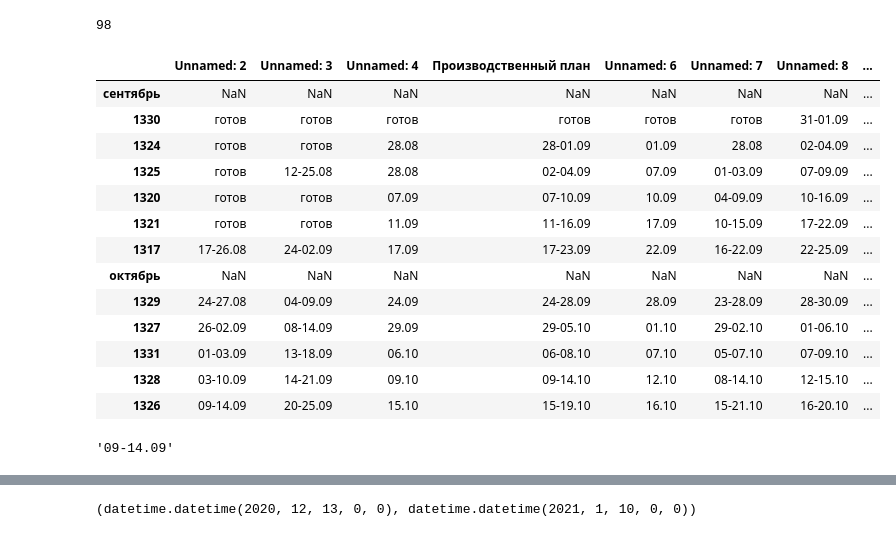
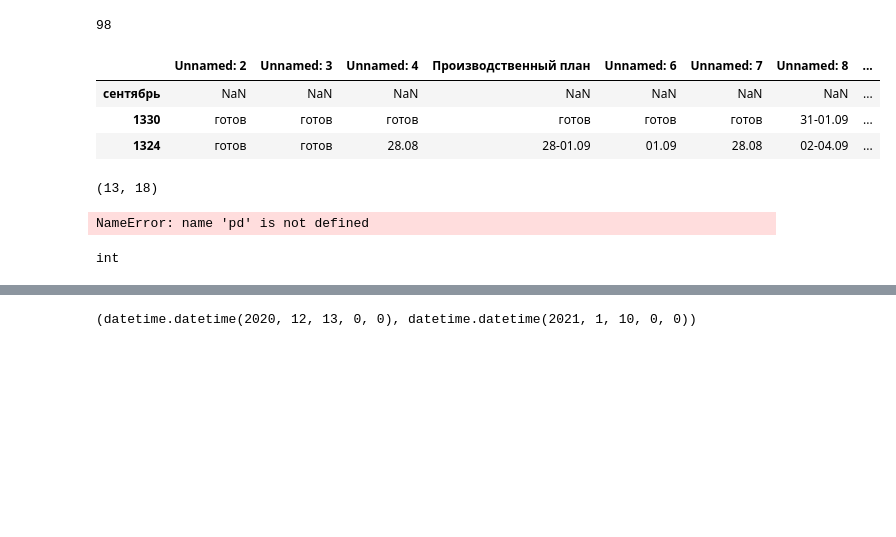
Before and after one commit to TimurKarev/Plan, a Jupyter notebook: test.ipynb, the cells around one changed output, grey strips where cells are left out. Cells and saved outputs as stored; diff of their text form; code cells hidden in the pictures; blank space fills up the shorter version.

Commit message:
start reformat exelDataframe

```diff
--- a/test.ipynb
+++ b/test.ipynb
@@ -53,27 +53,25 @@ data.shape[0]
 # %%
 df = data.iloc[data.index.get_loc('сентябрь'):data.shape[0]]
 df = df.iloc[:,1:]
-df
+df.head(3)
 # %% [output]
 |  | Unnamed: 2 | Unnamed: 3 | Unnamed: 4 | Производственный план | Unnamed: 6 | Unnamed: 7 | Unnamed: 8 | ... |
 | сентябрь | NaN | NaN | NaN | NaN | NaN | NaN | NaN | ... |
 | 1330 | готов | готов | готов | готов | готов | готов | 31-01.09 | ... |
 | 1324 | готов | готов | 28.08 | 28-01.09 | 01.09 | 28.08 | 02-04.09 | ... |
-| 1325 | готов | 12-25.08 | 28.08 | 02-04.09 | 07.09 | 01-03.09 | 07-09.09 | ... |
-| 1320 | готов | готов | 07.09 | 07-10.09 | 10.09 | 04-09.09 | 10-16.09 | ... |
-| 1321 | готов | готов | 11.09 | 11-16.09 | 17.09 | 10-15.09 | 17-22.09 | ... |
-| 1317 | 17-26.08 | 24-02.09 | 17.09 | 17-23.09 | 22.09 | 16-22.09 | 22-25.09 | ... |
-| октябрь | NaN | NaN | NaN | NaN | NaN | NaN | NaN | ... |
-| 1329 | 24-27.08 | 04-09.09 | 24.09 | 24-28.09 | 28.09 | 23-28.09 | 28-30.09 | ... |
-| 1327 | 26-02.09 | 08-14.09 | 29.09 | 29-05.10 | 01.10 | 29-02.10 | 01-06.10 | ... |
-| 1331 | 01-03.09 | 13-18.09 | 06.10 | 06-08.10 | 07.10 | 05-07.10 | 07-09.10 | ... |
-| 1328 | 03-10.09 | 14-21.09 | 09.10 | 09-14.10 | 12.10 | 08-14.10 | 12-15.10 | ... |
-| 1326 | 09-14.09 | 20-25.09 | 15.10 | 15-19.10 | 16.10 | 15-21.10 | 16-20.10 | ... |
-# %%
-str_int = df.iloc[-1,1]
-str_int
-# %% [output]
-'09-14.09'
+# %%
+df.shape
+# %% [output]
+(13, 18)
+# %%
+%autoreload
+df.apply(lambda row: utils.reformat_dataframe(row),axis=1)
+# %% [output]
+NameError: name 'pd' is not defined
+# %%
+type(str_int.name)
+# %% [output]
+int
 # %%
 "19.05".split('-')
 # %% [output]
```
Also changed, not shown: parts of 3 cells of this notebook, 1 other file.
